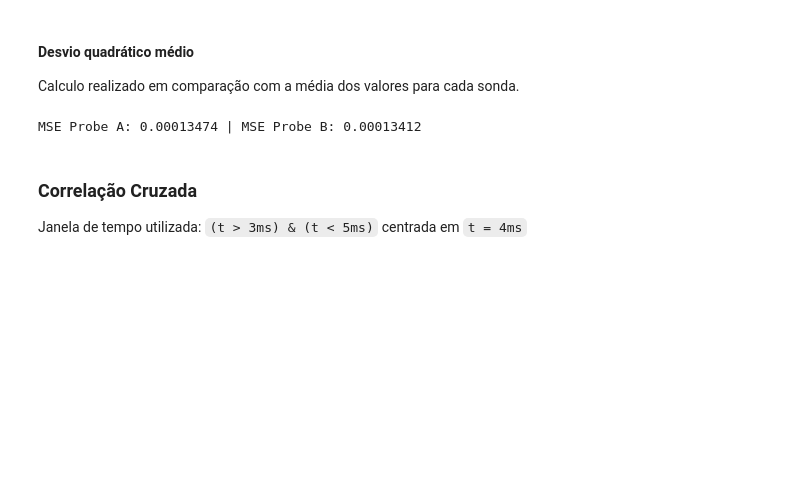
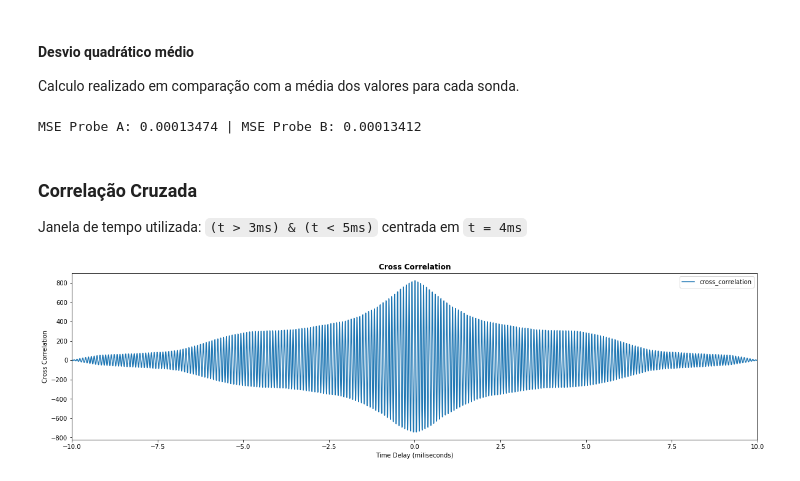
Before and after one commit to mbranbilla/plasma-physics, a Jupyter notebook: directed_study.ipynb, the cells around one changed output. Cells and saved outputs as stored; diff of their text form; code cells hidden in the pictures; blank space fills up the shorter version.

```diff
--- a/directed_study.ipynb
+++ b/directed_study.ipynb
@@ -118,3 +119,25 @@ MSE Probe A: 0.00013474 | MSE Probe B: 0.00013412
 ### Correlação Cruzada
 
 Janela de tempo utilizada: `(t > 3ms) & (t < 5ms)` centrada em `t = 4ms`
+# %%
+cr_dataset = tcabr.copy()
+cross_correlation = correlate(
+    cr_dataset['probe_b'].values,
+    cr_dataset['probe_a'].values,
+    mode='full' ###(mudar para FULL)
+)
+cross_correlation = pd.DataFrame(
+    {'x':np.arange(-9.996, 10, 0.004), 'cross_correlation': cross_correlation}
+)
+
+# Phase difference
+cr_dataset['phase_difference'] = cr_dataset['probe_b'] - cr_dataset['probe_a']
+# %%
+plt.rcParams["figure.figsize"] = (20,5)
+cross_correlation.plot(x='x', y='cross_correlation')
+plt.title("Cross Correlation", fontweight='bold')
+plt.xlabel("Time Delay (miliseconds)")
+plt.ylabel("Cross Correlation")
+plt.savefig('report/images/tcabr_probes_a_b_cross_correlation_full', bbox_inches='tight')
+# %% [output]
+[figure, added]
```
Also changed, not shown: parts of 35 cells of this notebook.
